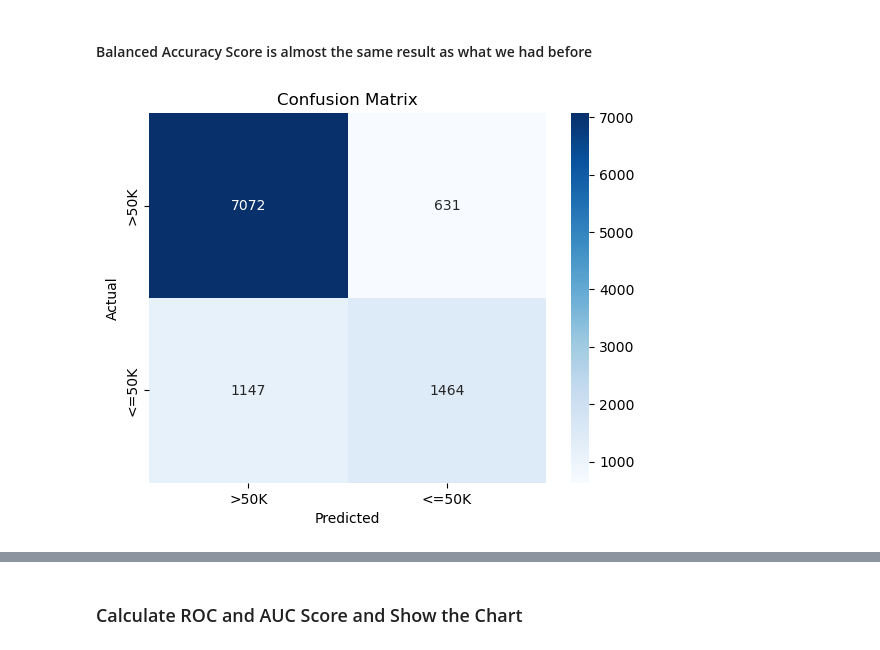
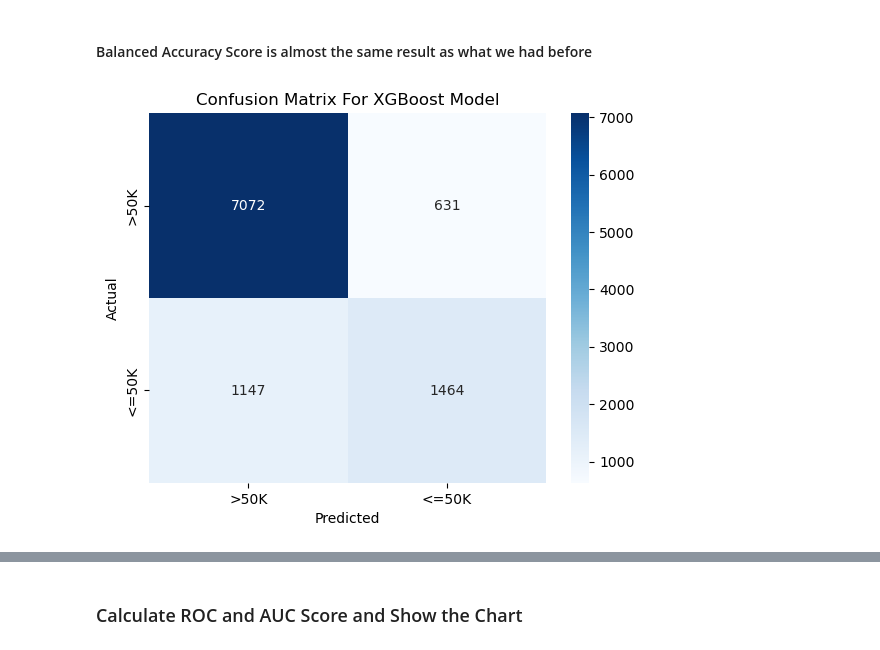
Before and after one commit to AIBC2024/Group-2-Census-Income, a Jupyter notebook: Group_2_Census_Income_ML_Model.ipynb, the cells around one changed output, grey strips where cells are left out. Cells and saved outputs as stored; diff of their text form; code cells hidden in the pictures.

```diff
--- a/Group_2_Census_Income_ML_Model.ipynb
+++ b/Group_2_Census_Income_ML_Model.ipynb
@@ -1798,12 +1811,12 @@ Balanced Accuracy Score from Test Data: 0.7761480615097064
 # %%
 # Generate the confusion matrix
 cm = confusion_matrix(y_test, y_pred)
 
 # Plot the confusion matrix as a heatmap
 sns.heatmap(cm, annot=True, fmt='d', cmap='Blues', xticklabels=['>50K', '<=50K'], yticklabels=['>50K', '<=50K'])
 plt.xlabel('Predicted')
 plt.ylabel('Actual')
-plt.title('Confusion Matrix')
+plt.title('Confusion Matrix For XGBoost Model')
 plt.show()
 # %% [output]
-[figure, old version]
+[figure, new version]
```
Also changed, not shown: parts of 6 cells of this notebook, 1 other file.
